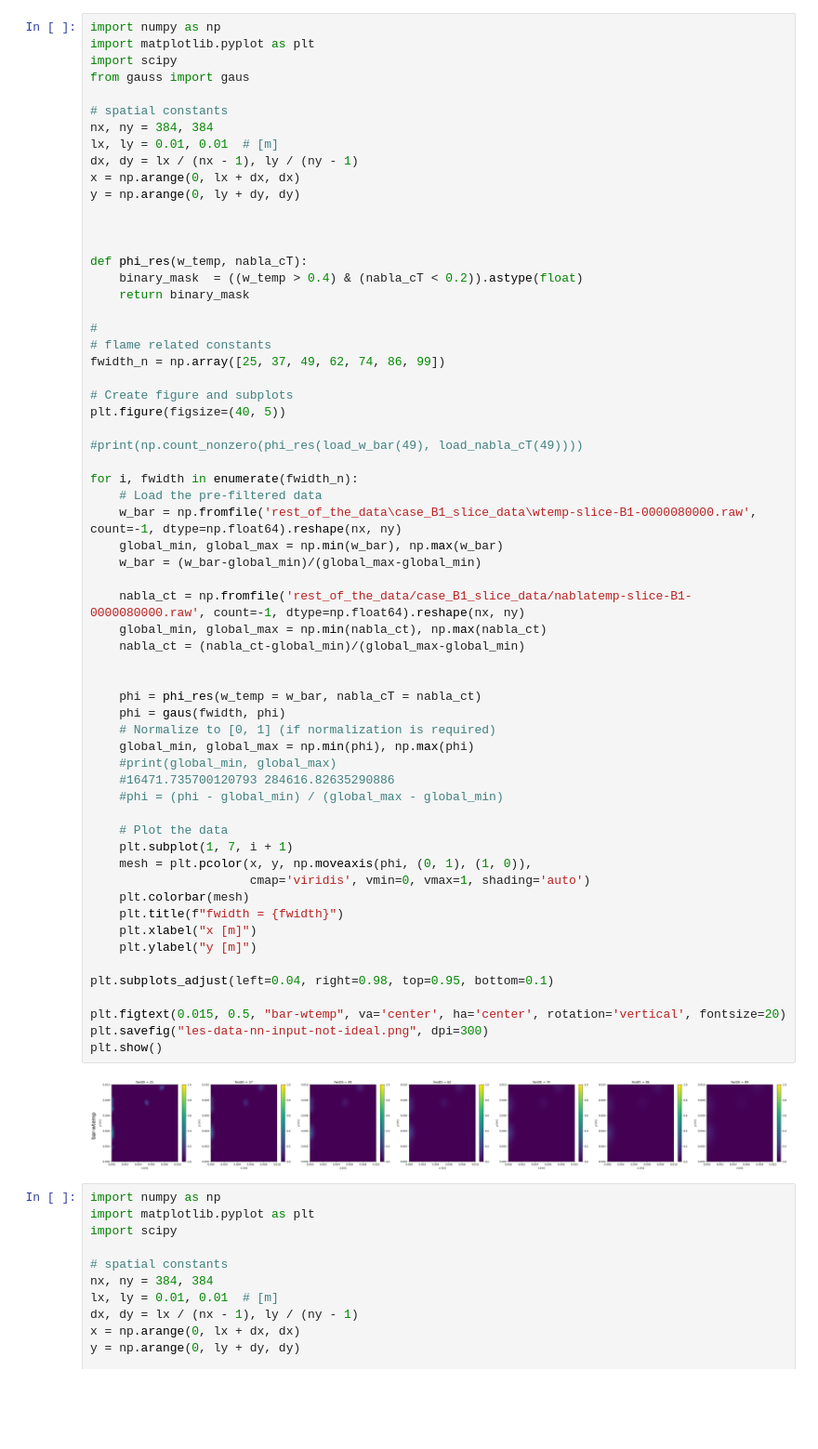
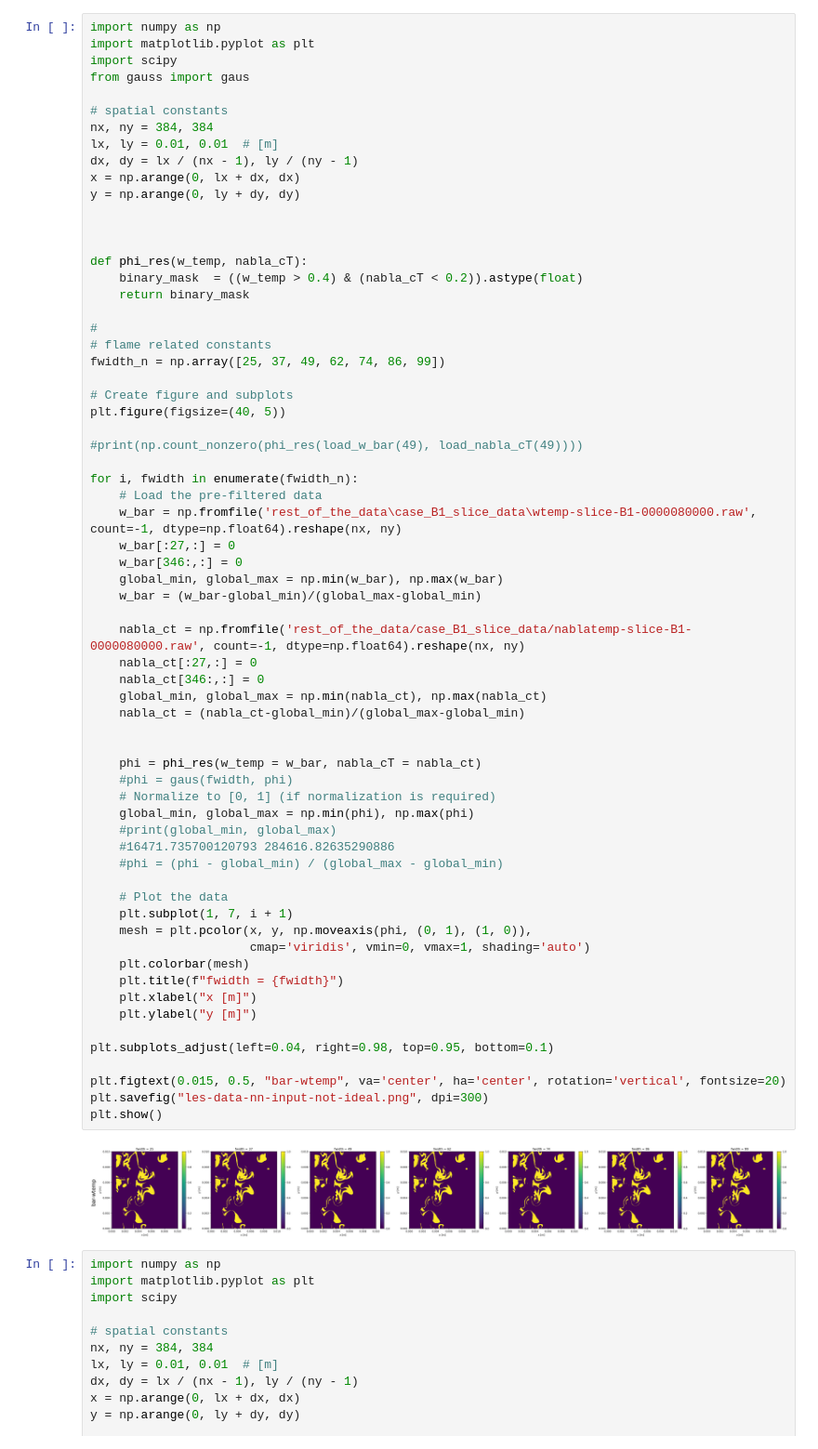
Before and after one commit to MedBox19/TAS-AE2224-I, a Jupyter notebook: mission2/Mission2.ipynb, the cells around one changed output. Shown at 93% size. Cells and saved outputs as stored; diff of their text form; blank space fills up the shorter version.

```diff
--- a/mission2/Mission2.ipynb
+++ b/mission2/Mission2.ipynb
@@ -29,38 +29,42 @@ plt.figure(figsize=(40, 5))
 for i, fwidth in enumerate(fwidth_n):
     # Load the pre-filtered data
     w_bar = np.fromfile('rest_of_the_data\case_B1_slice_data\wtemp-slice-B1-0000080000.raw', count=-1, dtype=np.float64).reshape(nx, ny)
+    w_bar[:27,:] = 0
+    w_bar[346:,:] = 0
     global_min, global_max = np.min(w_bar), np.max(w_bar)
     w_bar = (w_bar-global_min)/(global_max-global_min)
 
     nabla_ct = np.fromfile('rest_of_the_data/case_B1_slice_data/nablatemp-slice-B1-0000080000.raw', count=-1, dtype=np.float64).reshape(nx, ny)
+    nabla_ct[:27,:] = 0
+    nabla_ct[346:,:] = 0
     global_min, global_max = np.min(nabla_ct), np.max(nabla_ct)
     nabla_ct = (nabla_ct-global_min)/(global_max-global_min)
 
 
     phi = phi_res(w_temp = w_bar, nabla_cT = nabla_ct)
-    phi = gaus(fwidth, phi)
+    #phi = gaus(fwidth, phi)
     # Normalize to [0, 1] (if normalization is required)
     global_min, global_max = np.min(phi), np.max(phi)
     #print(global_min, global_max)
     #16471.735700120793 284616.82635290886
     #phi = (phi - global_min) / (global_max - global_min)
 
     # Plot the data
     plt.subplot(1, 7, i + 1)
     mesh = plt.pcolor(x, y, np.moveaxis(phi, (0, 1), (1, 0)),
                       cmap='viridis', vmin=0, vmax=1, shading='auto')
     plt.colorbar(mesh)
     plt.title(f"fwidth = {fwidth}")
     plt.xlabel("x [m]")
     plt.ylabel("y [m]")
 
 plt.subplots_adjust(left=0.04, right=0.98, top=0.95, bottom=0.1)
 
 plt.figtext(0.015, 0.5, "bar-wtemp", va='center', ha='center', rotation='vertical', fontsize=20)
 plt.savefig("les-data-nn-input-not-ideal.png", dpi=300)
 plt.show()
 # %% [output]
-[figure, old version]
+[figure, new version]
 # %%
 import numpy as np
 import matplotlib.pyplot as plt
```
Also changed, not shown: 2 other files.
